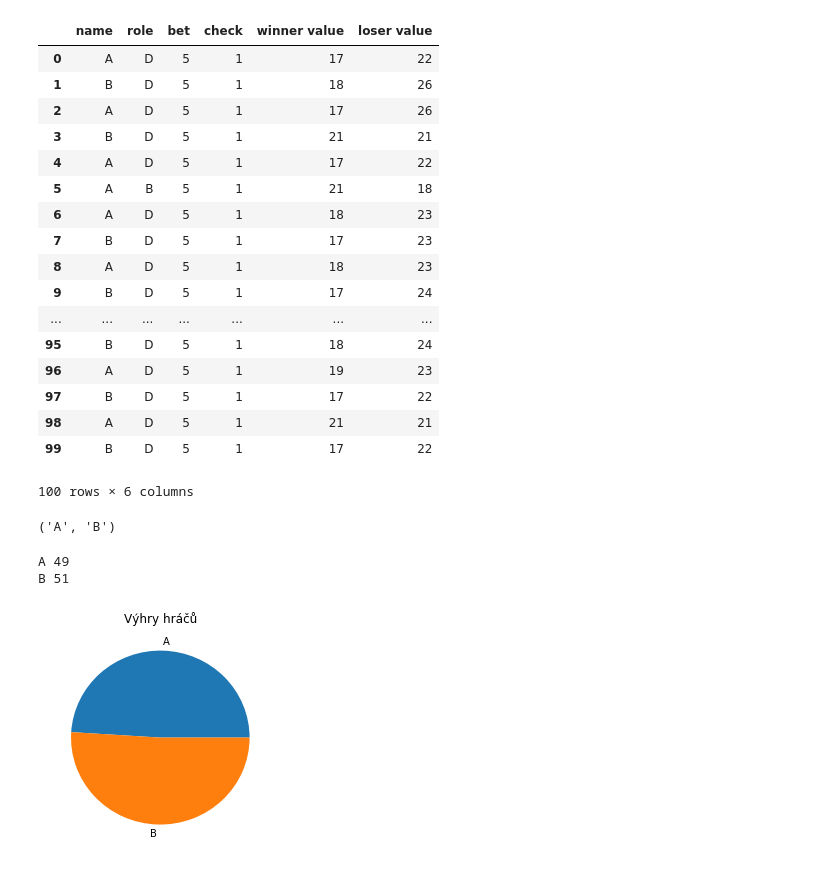
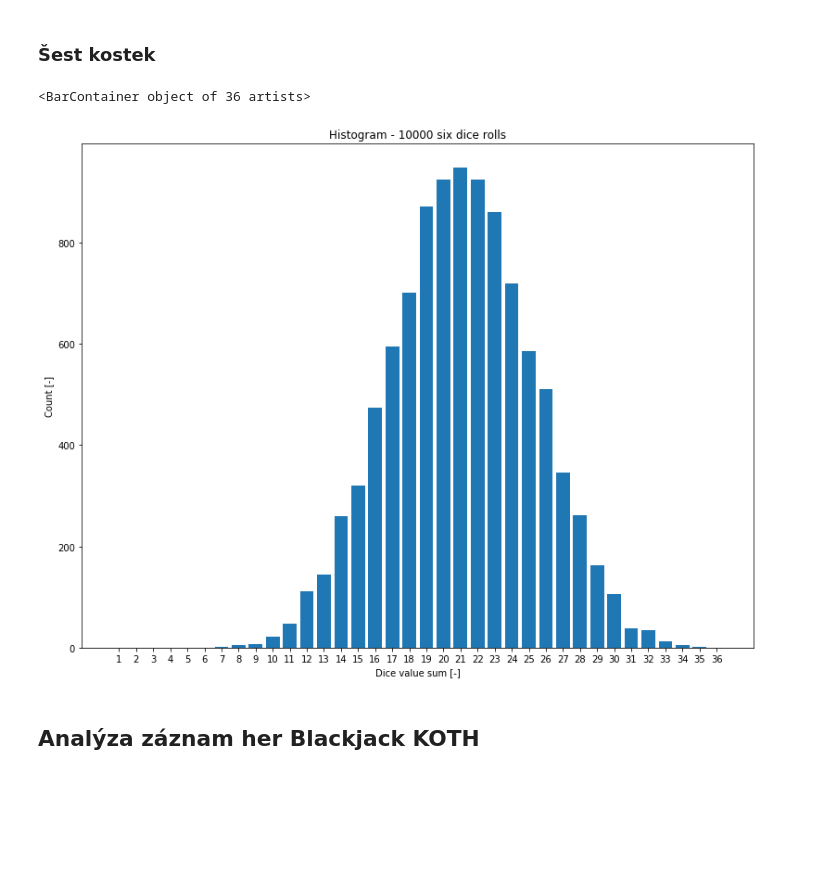
Before and after one commit to matousc89/letni_skola, a Jupyter notebook: zpracovani_dat.ipynb, the cells around one changed output. Cells and saved outputs as stored; diff of their text form; code cells hidden in the pictures; blank space fills up the shorter version.

```diff
--- a/zpracovani_dat.ipynb
+++ b/zpracovani_dat.ipynb
@@ -7 +26,23 @@ import pandas as pd
+# %% [markdown]
+### Šest kostek
+# %%
+N = 10000
+six_dice_roll = np.random.randint(low=1, high=7, size=(6, N))
+sum_dice_roll = six_dice_roll.sum(axis=0).tolist()
+
+counts = []
+labels = []
+for label in range(1, 6 * 6 + 1):
+    labels.append(str(label))
+    counts.append(sum_dice_roll.count(label))
+plt.figure(figsize=(13,10))
+plt.title("Histogram - " + str(N) + " six dice rolls")
+plt.xlabel("Dice value sum [-]")
+plt.ylabel("Count [-]")
+plt.bar(labels, counts)
+# %% [output]
+<BarContainer object of 36 artists>
+[figure, added]
+# %% [markdown]
+ ## Analýza záznam her Blackjack KOTH
 # %%
@@ -9,42 +49,0 @@ data = pd.read_csv('data/output.csv', sep=",")
-# %%
-data
-# %% [output]
-|  | name | role | bet | check | winner value | loser value |
-| 0 | A | D | 5 | 1 | 17 | 22 |
-| 1 | B | D | 5 | 1 | 18 | 26 |
-| 2 | A | D | 5 | 1 | 17 | 26 |
-| 3 | B | D | 5 | 1 | 21 | 21 |
-| 4 | A | D | 5 | 1 | 17 | 22 |
-| 5 | A | B | 5 | 1 | 21 | 18 |
-| 6 | A | D | 5 | 1 | 18 | 23 |
-| 7 | B | D | 5 | 1 | 17 | 23 |
-| 8 | A | D | 5 | 1 | 18 | 23 |
-| 9 | B | D | 5 | 1 | 17 | 24 |
-| ... | ... | ... | ... | ... | ... | ... |
-| 95 | B | D | 5 | 1 | 18 | 24 |
-| 96 | A | D | 5 | 1 | 19 | 23 |
-| 97 | B | D | 5 | 1 | 17 | 22 |
-| 98 | A | D | 5 | 1 | 21 | 21 |
-| 99 | B | D | 5 | 1 | 17 | 22 |
-100 rows × 6 columns
-# %%
-names = tuple(set(data["name"].values))
-names
-# %% [output]
-('A', 'B')
-# %%
-counts = []
-for name in names:
-    count = list(data["name"].values).count(name)
-    counts.append(count)
-    print(name, count)
-# %% [output]
-A 49
-B 51
-# %%
-plt.figure(figsize=(4,4))
-plt.pie(counts, labels=names)
-plt.title("Výhry hráčů")
-plt.show()
-# %% [output]
-[figure, removed]
```
Also changed, not shown: parts of 10 cells of this notebook.
